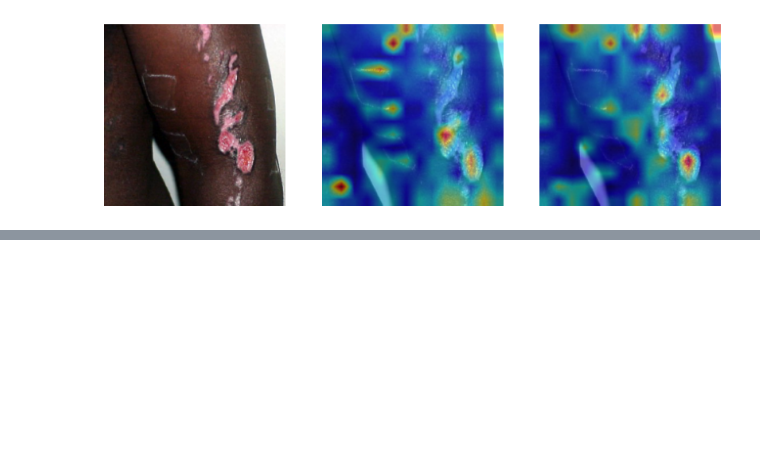
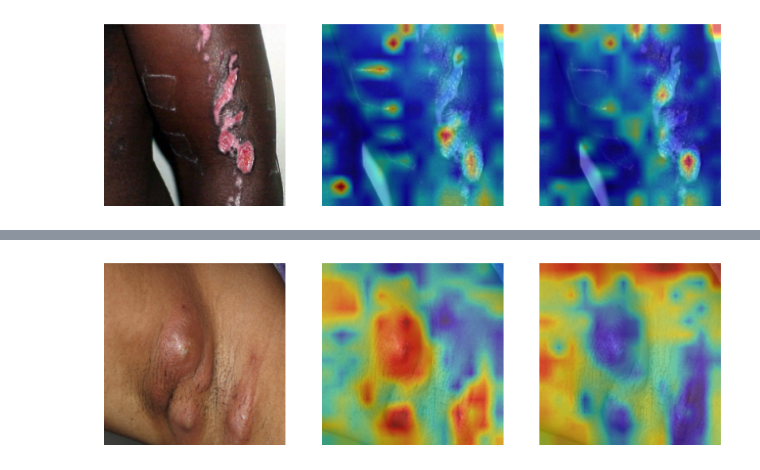
Before and after one commit to AliGhadirii/XTranPrune, a Jupyter notebook: Notebooks/Visual_Explanation_server.ipynb, the cells around one changed output, grey strips where cells are left out. Cells and saved outputs as stored; diff of their text form; code cells hidden in the pictures; blank space fills up the shorter version.

```diff
--- a/Notebooks/Visual_Explanation_server.ipynb
+++ b/Notebooks/Visual_Explanation_server.ipynb
@@ -217,0 +225,9 @@ axs[2].axis("off");
+# %%
+sample = fitz_dataset[326]
+hasher = sample["hasher"]
+image = sample["image"]
+label = sample["high"]
+fitz = sample["fitzpatrick_binary"]
+
+print(f"hasher={hasher}, label={label}, fitzpatrick={fitz}")
+# print(original_idx)
@@ -217,0 +285,19 @@ axs[2].axis("off");
+# %%
+img = Image.open(os.path.join(root_image_dir, sample['hasher']+".jpg"))
+simple_transform = transforms.Compose([
+    transforms.Resize((224, 224)),
+    transforms.ToTensor(),
+])
+img = simple_transform(img).permute(1, 2, 0)
+
+fig, axs = plt.subplots(1, 3, figsize=(10, 30))
+axs[0].imshow(img);
+axs[0].axis("off");
+axs[1].imshow(img);
+axs[1].imshow(main_vis, cmap='jet', alpha=0.5);
+axs[1].axis("off");
+axs[2].imshow(img);
+axs[2].imshow(SA_vis, cmap='jet', alpha=0.5);
+axs[2].axis("off");
+# %% [output]
+[figure, added]
```
Also changed, not shown: parts of 6 cells of this notebook, 3 other files.
